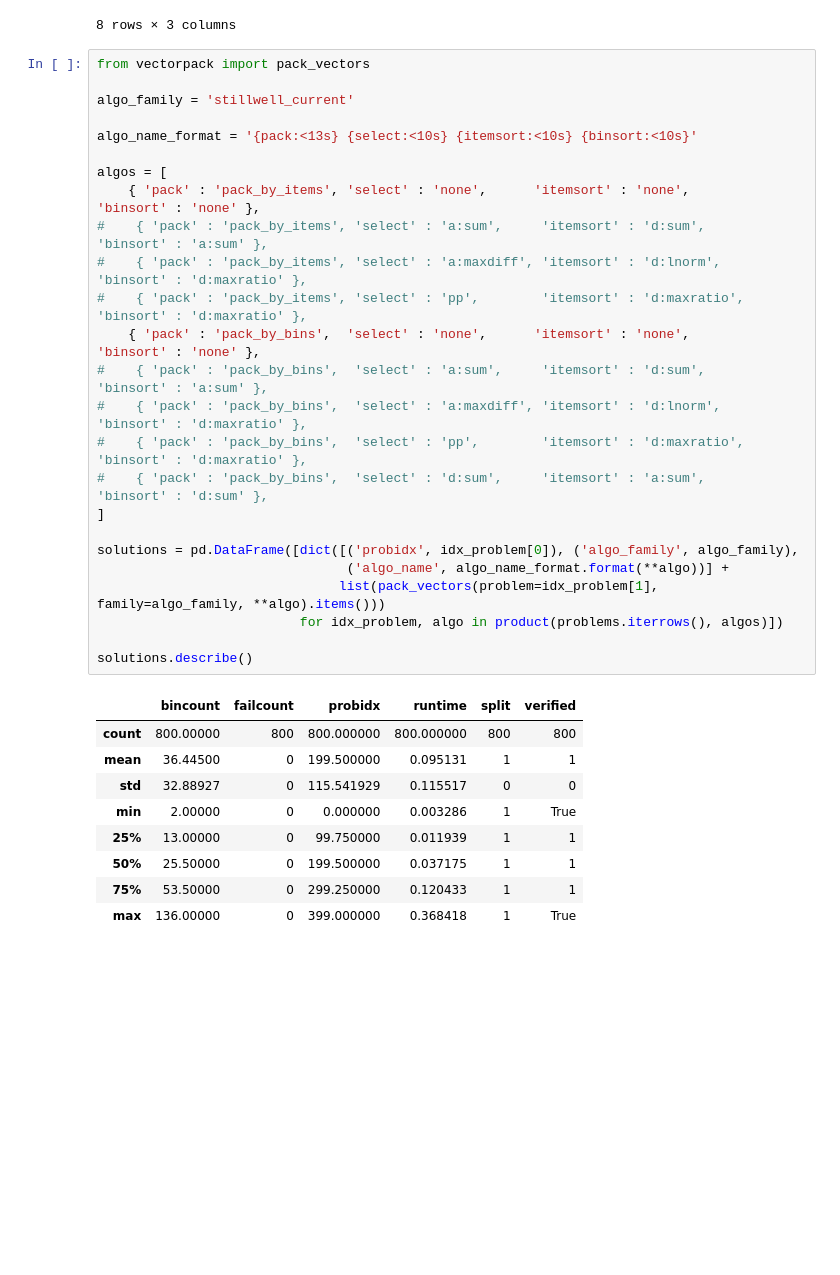
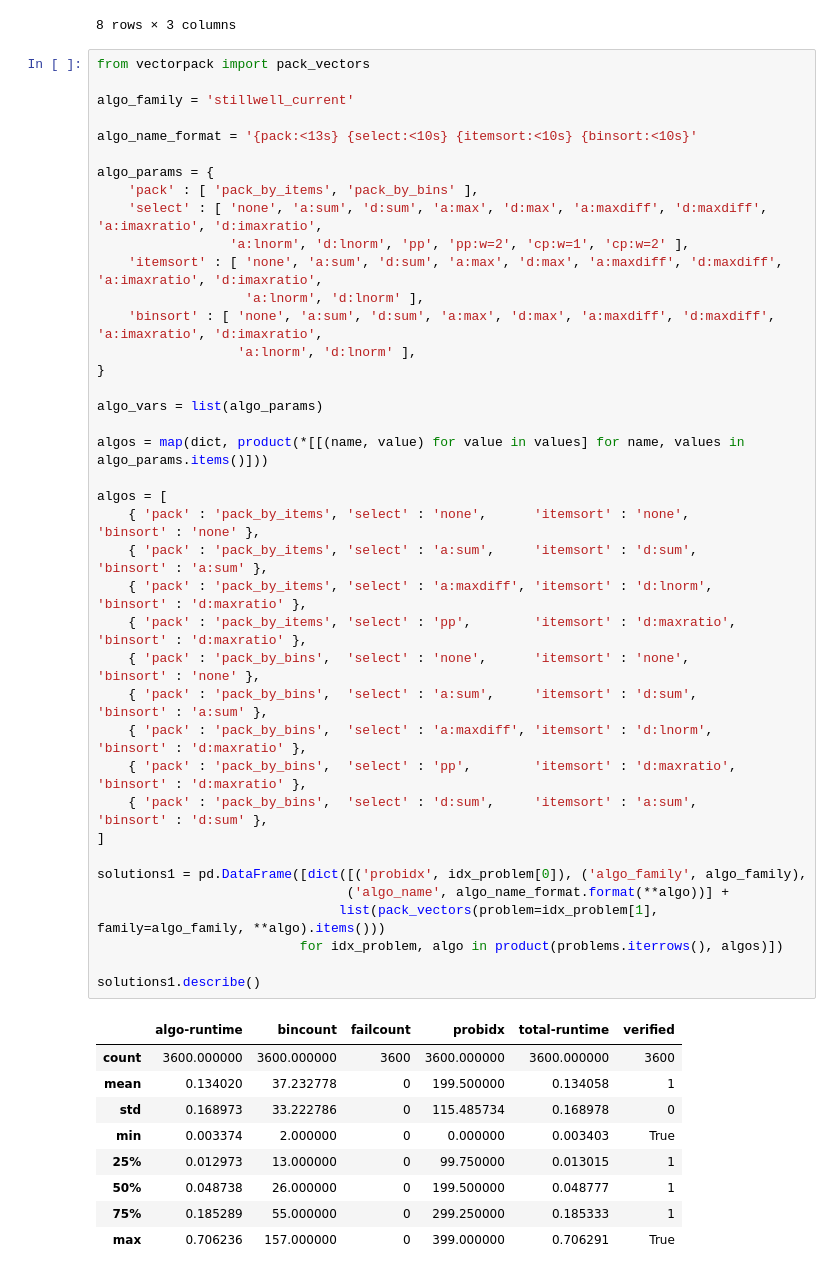
Before and after one commit to marklee77/vp2014_notebooks, a Jupyter notebook: Stillwell vs. Gabay.ipynb, the cells around one changed output. Cells and saved outputs as stored; diff of their text form; blank space fills up the shorter version.

```diff
--- a/Stillwell vs. Gabay.ipynb
+++ b/Stillwell vs. Gabay.ipynb
@@ -37,36 +37,50 @@ problems.describe()
 # %%
 from vectorpack import pack_vectors
 
 algo_family = 'stillwell_current'
 
 algo_name_format = '{pack:<13s} {select:<10s} {itemsort:<10s} {binsort:<10s}'
 
+algo_params = {
+    'pack' : [ 'pack_by_items', 'pack_by_bins' ],
+    'select' : [ 'none', 'a:sum', 'd:sum', 'a:max', 'd:max', 'a:maxdiff', 'd:maxdiff', 'a:imaxratio', 'd:imaxratio',
+                 'a:lnorm', 'd:lnorm', 'pp', 'pp:w=2', 'cp:w=1', 'cp:w=2' ],
+    'itemsort' : [ 'none', 'a:sum', 'd:sum', 'a:max', 'd:max', 'a:maxdiff', 'd:maxdiff', 'a:imaxratio', 'd:imaxratio',
+                   'a:lnorm', 'd:lnorm' ],
+    'binsort' : [ 'none', 'a:sum', 'd:sum', 'a:max', 'd:max', 'a:maxdiff', 'd:maxdiff', 'a:imaxratio', 'd:imaxratio',
+                  'a:lnorm', 'd:lnorm' ],
+}
+
+algo_vars = list(algo_params)
+
+algos = map(dict, product(*[[(name, value) for value in values] for name, values in algo_params.items()]))
+
 algos = [
     { 'pack' : 'pack_by_items', 'select' : 'none',      'itemsort' : 'none',       'binsort' : 'none' },
-#    { 'pack' : 'pack_by_items', 'select' : 'a:sum',     'itemsort' : 'd:sum',      'binsort' : 'a:sum' },
-#    { 'pack' : 'pack_by_items', 'select' : 'a:maxdiff', 'itemsort' : 'd:lnorm',    'binsort' : 'd:maxratio' },
-#    { 'pack' : 'pack_by_items', 'select' : 'pp',        'itemsort' : 'd:maxratio', 'binsort' : 'd:maxratio' },
+    { 'pack' : 'pack_by_items', 'select' : 'a:sum',     'itemsort' : 'd:sum',      'binsort' : 'a:sum' },
+    { 'pack' : 'pack_by_items', 'select' : 'a:maxdiff', 'itemsort' : 'd:lnorm',    'binsort' : 'd:maxratio' },
+    { 'pack' : 'pack_by_items', 'select' : 'pp',        'itemsort' : 'd:maxratio', 'binsort' : 'd:maxratio' },
     { 'pack' : 'pack_by_bins',  'select' : 'none',      'itemsort' : 'none',       'binsort' : 'none' },
-#    { 'pack' : 'pack_by_bins',  'select' : 'a:sum',     'itemsort' : 'd:sum',      'binsort' : 'a:sum' },
-#    { 'pack' : 'pack_by_bins',  'select' : 'a:maxdiff', 'itemsort' : 'd:lnorm',    'binsort' : 'd:maxratio' },
-#    { 'pack' : 'pack_by_bins',  'select' : 'pp',        'itemsort' : 'd:maxratio', 'binsort' : 'd:maxratio' },
-#    { 'pack' : 'pack_by_bins',  'select' : 'd:sum',     'itemsort' : 'a:sum',      'binsort' : 'd:sum' },
+    { 'pack' : 'pack_by_bins',  'select' : 'a:sum',     'itemsort' : 'd:sum',      'binsort' : 'a:sum' },
+    { 'pack' : 'pack_by_bins',  'select' : 'a:maxdiff', 'itemsort' : 'd:lnorm',    'binsort' : 'd:maxratio' },
+    { 'pack' : 'pack_by_bins',  'select' : 'pp',        'itemsort' : 'd:maxratio', 'binsort' : 'd:maxratio' },
+    { 'pack' : 'pack_by_bins',  'select' : 'd:sum',     'itemsort' : 'a:sum',      'binsort' : 'd:sum' },
 ]
 
-solutions = pd.DataFrame([dict([('probidx', idx_problem[0]), ('algo_family', algo_family),
+solutions1 = pd.DataFrame([dict([('probidx', idx_problem[0]), ('algo_family', algo_family),
                                 ('algo_name', algo_name_format.format(**algo))] +
                                list(pack_vectors(problem=idx_problem[1], family=algo_family, **algo).items()))
                           for idx_problem, algo in product(problems.iterrows(), algos)])
 
-solutions.describe()
+solutions1.describe()
 # %% [output]
-|  | bincount | failcount | probidx | runtime | split | verified |
-| count | 800.00000 | 800 | 800.000000 | 800.000000 | 800 | 800 |
-| mean | 36.44500 | 0 | 199.500000 | 0.095131 | 1 | 1 |
-| std | 32.88927 | 0 | 115.541929 | 0.115517 | 0 | 0 |
-| min | 2.00000 | 0 | 0.000000 | 0.003286 | 1 | True |
-| 25% | 13.00000 | 0 | 99.750000 | 0.011939 | 1 | 1 |
-| 50% | 25.50000 | 0 | 199.500000 | 0.037175 | 1 | 1 |
-| 75% | 53.50000 | 0 | 299.250000 | 0.120433 | 1 | 1 |
-| max | 136.00000 | 0 | 399.000000 | 0.368418 | 1 | True |
+|  | algo-runtime | bincount | failcount | probidx | total-runtime | verified |
+| count | 3600.000000 | 3600.000000 | 3600 | 3600.000000 | 3600.000000 | 3600 |
+| mean | 0.134020 | 37.232778 | 0 | 199.500000 | 0.134058 | 1 |
+| std | 0.168973 | 33.222786 | 0 | 115.485734 | 0.168978 | 0 |
+| min | 0.003374 | 2.000000 | 0 | 0.000000 | 0.003403 | True |
+| 25% | 0.012973 | 13.000000 | 0 | 99.750000 | 0.013015 | 1 |
+| 50% | 0.048738 | 26.000000 | 0 | 199.500000 | 0.048777 | 1 |
+| 75% | 0.185289 | 55.000000 | 0 | 299.250000 | 0.185333 | 1 |
+| max | 0.706236 | 157.000000 | 0 | 399.000000 | 0.706291 | True |
 8 rows × 6 columns
```
Also changed, not shown: parts of 5 cells of this notebook, 1 other file.
